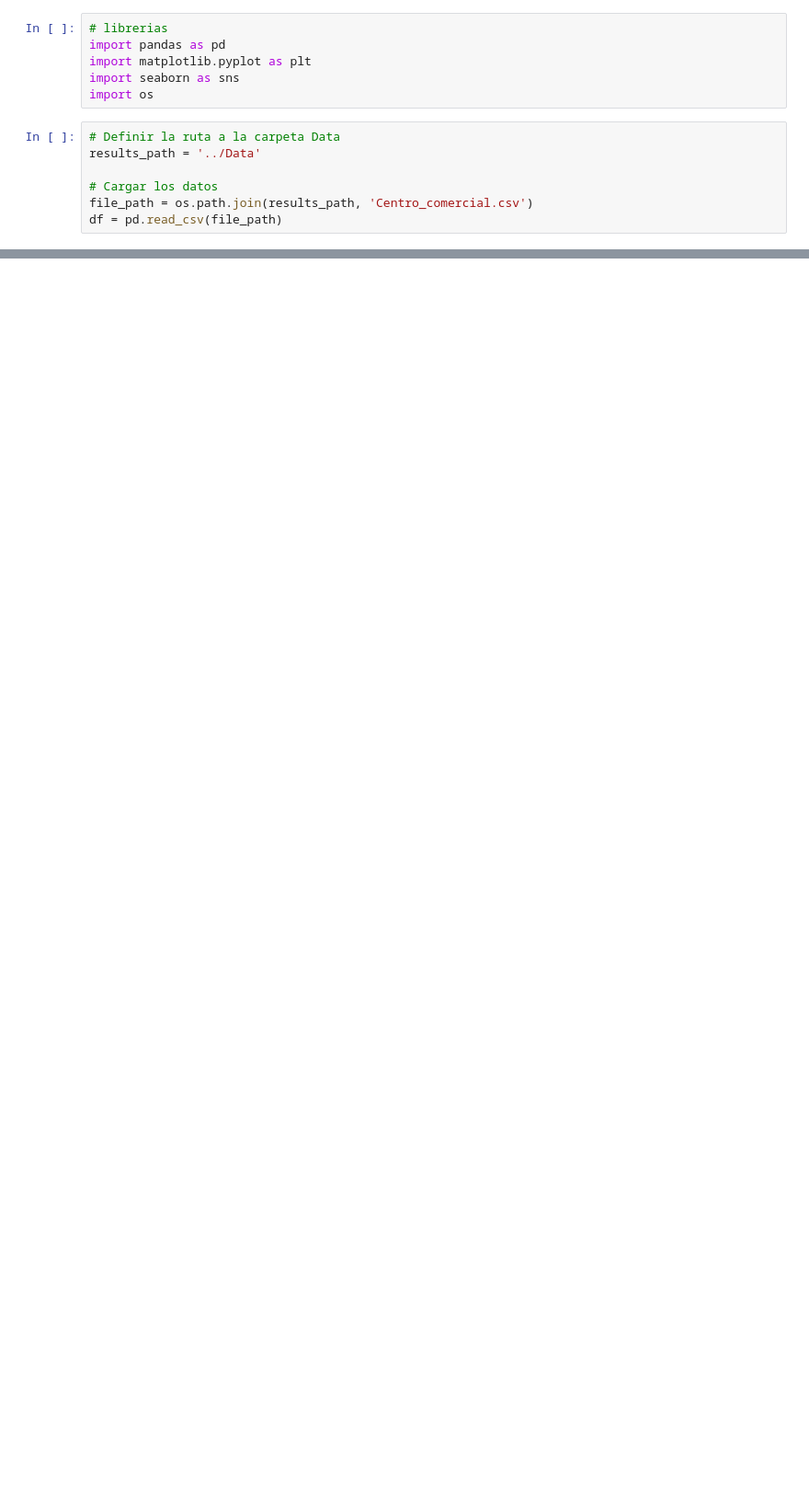
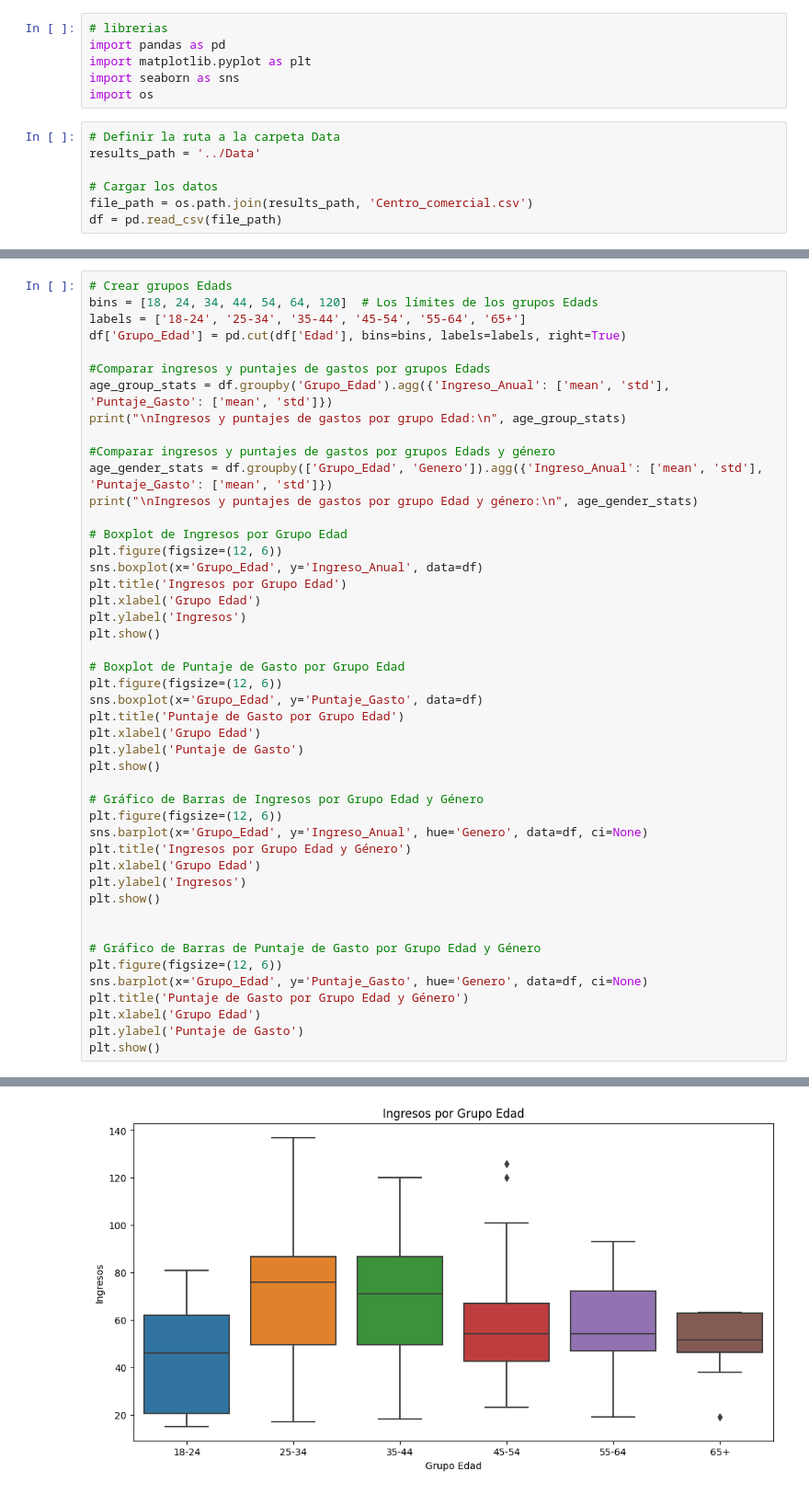
Before and after one commit to mateotenis98/Proyecto-ANS, a Jupyter notebook: Code/Proyecto.ipynb, the cells around one changed output, grey strips where cells are left out. Shown at 92% size. Drawn from its saved outputs; the diff is of its cells as text; blank space fills up the shorter version.

Commit message:
creacion grupo de edades

```diff
--- a/Code/Proyecto.ipynb
+++ b/Code/Proyecto.ipynb
@@ -160,0 +163,47 @@ plt.show()
+# %%
+# Crear grupos Edads
+bins = [18, 24, 34, 44, 54, 64, 120]  # Los límites de los grupos Edads
+labels = ['18-24', '25-34', '35-44', '45-54', '55-64', '65+']
+df['Grupo_Edad'] = pd.cut(df['Edad'], bins=bins, labels=labels, right=True)
+
+#Comparar ingresos y puntajes de gastos por grupos Edads
+age_group_stats = df.groupby('Grupo_Edad').agg({'Ingreso_Anual': ['mean', 'std'], 'Puntaje_Gasto': ['mean', 'std']})
+print("\nIngresos y puntajes de gastos por grupo Edad:\n", age_group_stats)
+
+#Comparar ingresos y puntajes de gastos por grupos Edads y género
+age_gender_stats = df.groupby(['Grupo_Edad', 'Genero']).agg({'Ingreso_Anual': ['mean', 'std'], 'Puntaje_Gasto': ['mean', 'std']})
+print("\nIngresos y puntajes de gastos por grupo Edad y género:\n", age_gender_stats)
+
+# Boxplot de Ingresos por Grupo Edad
+plt.figure(figsize=(12, 6))
+sns.boxplot(x='Grupo_Edad', y='Ingreso_Anual', data=df)
+plt.title('Ingresos por Grupo Edad')
+plt.xlabel('Grupo Edad')
+plt.ylabel('Ingresos')
+plt.show()
+
+# Boxplot de Puntaje de Gasto por Grupo Edad
+plt.figure(figsize=(12, 6))
+sns.boxplot(x='Grupo_Edad', y='Puntaje_Gasto', data=df)
+plt.title('Puntaje de Gasto por Grupo Edad')
+plt.xlabel('Grupo Edad')
+plt.ylabel('Puntaje de Gasto')
+plt.show()
+
+# Gráfico de Barras de Ingresos por Grupo Edad y Género
+plt.figure(figsize=(12, 6))
+sns.barplot(x='Grupo_Edad', y='Ingreso_Anual', hue='Genero', data=df, ci=None)
+plt.title('Ingresos por Grupo Edad y Género')
+plt.xlabel('Grupo Edad')
+plt.ylabel('Ingresos')
+plt.show()
+
+
+# Gráfico de Barras de Puntaje de Gasto por Grupo Edad y Género
+plt.figure(figsize=(12, 6))
+sns.barplot(x='Grupo_Edad', y='Puntaje_Gasto', hue='Genero', data=df, ci=None)
+plt.title('Puntaje de Gasto por Grupo Edad y Género')
+plt.xlabel('Grupo Edad')
+plt.ylabel('Puntaje de Gasto')
+plt.show()
+# %% [output]
@@ -160,0 +227 @@ plt.show()
+[figure, added]
```
Also changed, not shown: parts of 7 cells of this notebook, 2 other files.
